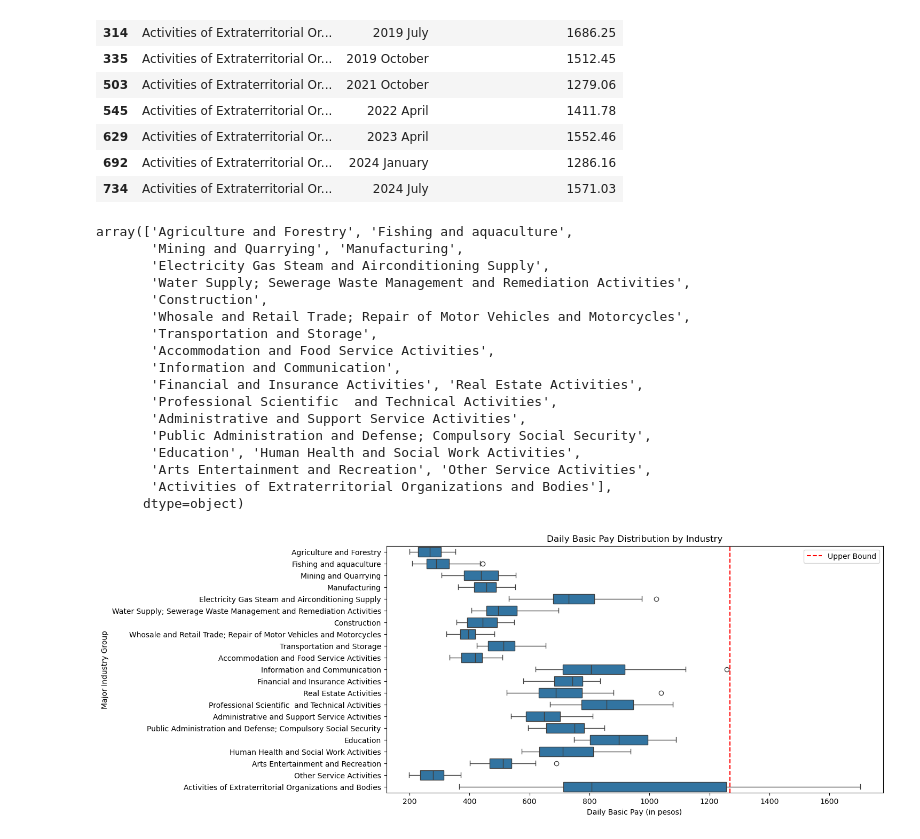
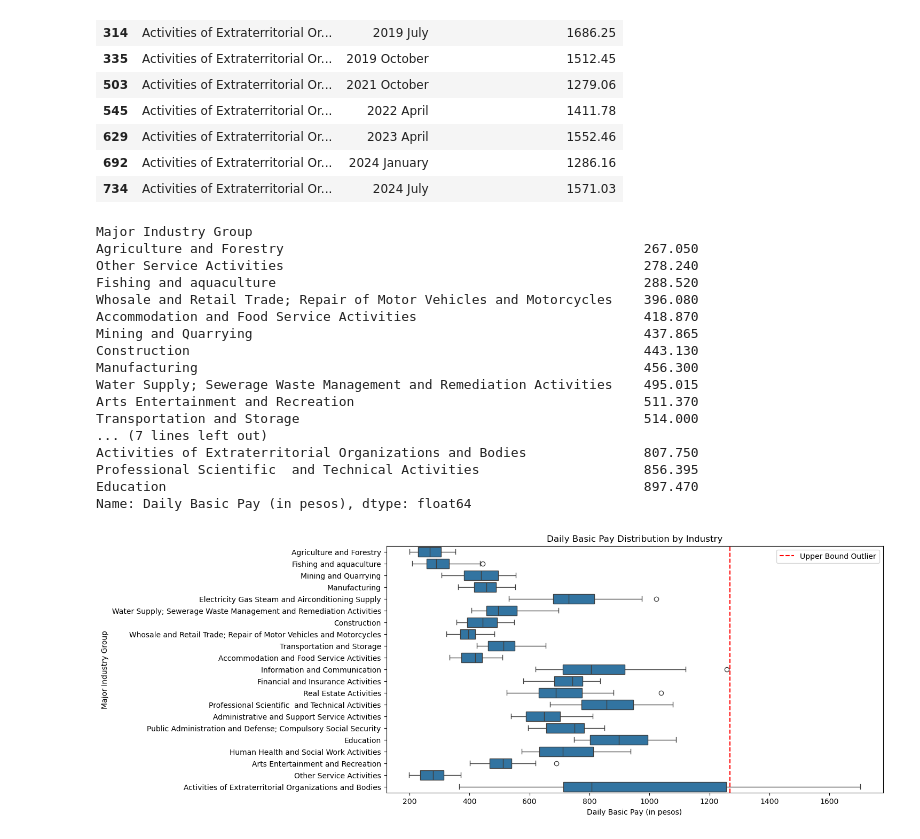
Before and after one commit to glamosky/labor-and-employment, a Jupyter notebook: labor and employment.ipynb, the cells around one changed output. Drawn from its saved outputs; the diff is of its cells as text; code cells hidden in the pictures.

```diff
--- a/labor and employment.ipynb
+++ b/labor and employment.ipynb
@@ -782,31 +784,31 @@ outliers_upper
 | 692 | Activities of Extraterritorial Or... | 2024 January | 1286.16 |
 | 734 | Activities of Extraterritorial Or... | 2024 July | 1571.03 |
 # %%
-daily_pay["Major Industry Group"].unique()
+daily_pay.groupby("Major Industry Group")["Daily Basic Pay (in pesos)"].median().sort_values()
 # %% [output]
-array(['Agriculture and Forestry', 'Fishing and aquaculture',
-       'Mining and Quarrying', 'Manufacturing',
-       'Electricity Gas Steam and Airconditioning Supply',
-       'Water Supply; Sewerage Waste Management and Remediation Activities',
-       'Construction',
-       'Whosale and Retail Trade; Repair of Motor Vehicles and Motorcycles',
-       'Transportation and Storage',
-       'Accommodation and Food Service Activities',
-       'Information and Communication',
-       'Financial and Insurance Activities', 'Real Estate Activities',
-       'Professional Scientific  and Technical Activities',
-       'Administrative and Support Service Activities',
-       'Public Administration and Defense; Compulsory Social Security',
-       'Education', 'Human Health and Social Work Activities',
-       'Arts Entertainment and Recreation', 'Other Service Activities',
-       'Activities of Extraterritorial Organizations and Bodies'],
-      dtype=object)
+Major Industry Group
+Agriculture and Forestry                                              267.050
+Other Service Activities                                              278.240
+Fishing and aquaculture                                               288.520
+Whosale and Retail Trade; Repair of Motor Vehicles and Motorcycles    396.080
+Accommodation and Food Service Activities                             418.870
+Mining and Quarrying                                                  437.865
+Construction                                                          443.130
+Manufacturing                                                         456.300
+Water Supply; Sewerage Waste Management and Remediation Activities    495.015
+Arts Entertainment and Recreation                                     511.370
+Transportation and Storage                                            514.000
+... (7 lines left out)
+Activities of Extraterritorial Organizations and Bodies               807.750
+Professional Scientific  and Technical Activities                     856.395
+Education                                                             897.470
+Name: Daily Basic Pay (in pesos), dtype: float64
 # %%
 plt.figure(figsize=(12, 6))
 sns.boxplot(data=daily_pay, x="Daily Basic Pay (in pesos)", y="Major Industry Group", orient='h')
-plt.axvline(1268.7575, color='red', linestyle='--', label='Upper Bound')
+plt.axvline(1268.7575, color='red', linestyle='--', label='Upper Bound Outlier')
 plt.legend()
 plt.title("Daily Basic Pay Distribution by Industry")
 plt.show()
 # %% [output]
-[figure, old version]
+[figure, new version]
```
Also changed, not shown: parts of 2 cells of this notebook.
